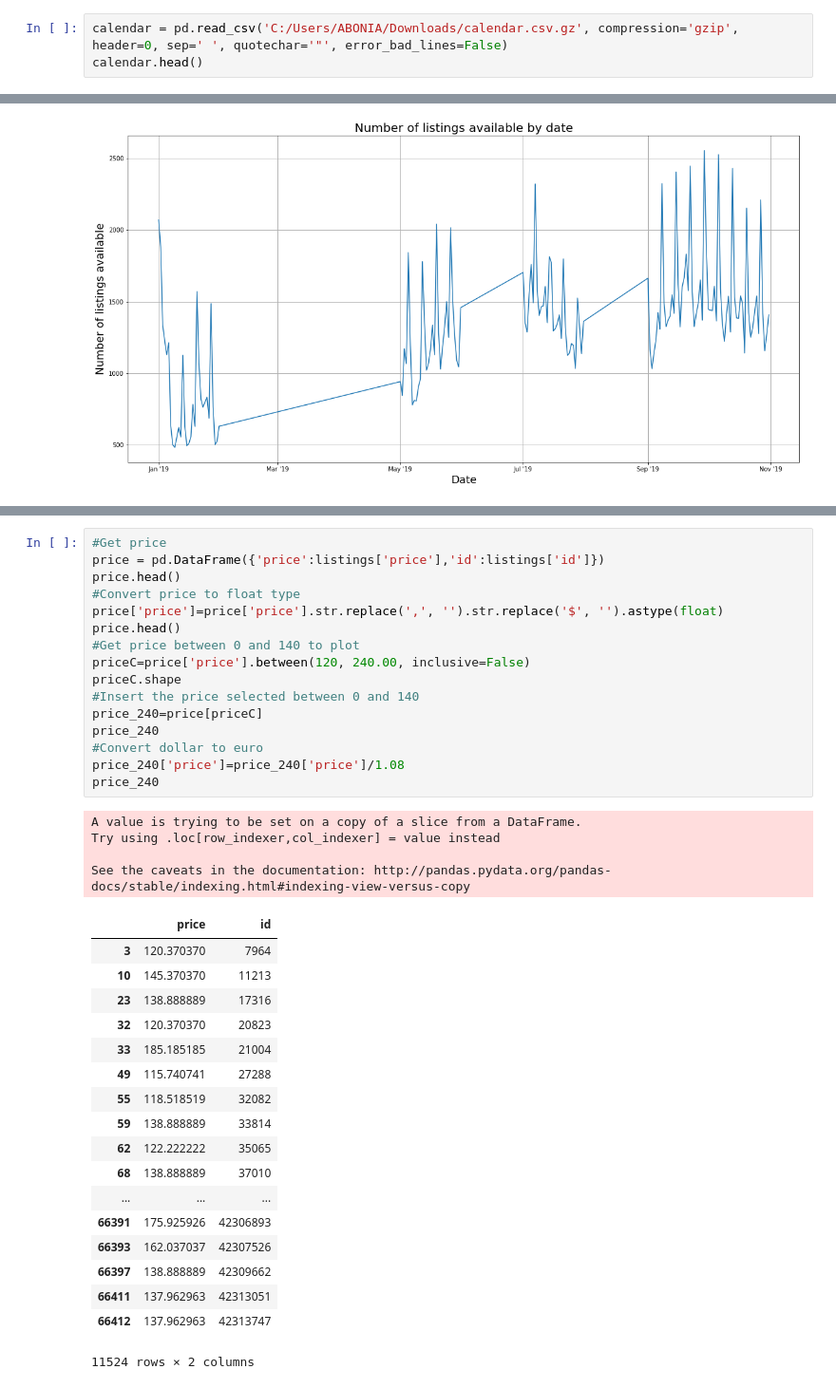
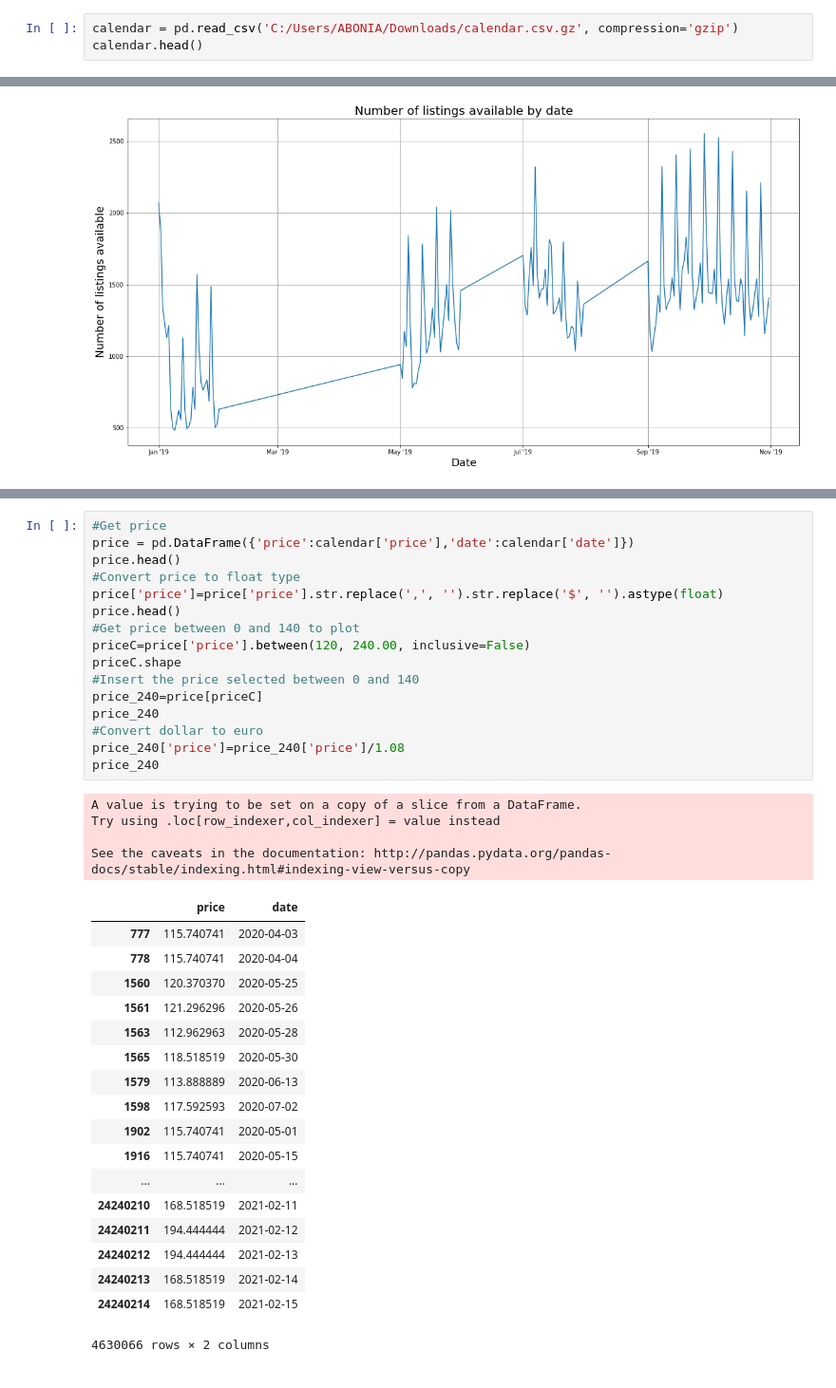
Before and after one commit to Abonia1/IA-School, a Jupyter notebook: Airbnb/PROJET AIRBNB ABONIA SOJASINGARAYAR .ipynb, the cells around one changed output, grey strips where cells are left out. Shown at 95% size. Drawn from its saved outputs; the diff is of its cells as text.

```diff
--- a/Airbnb/PROJET AIRBNB ABONIA SOJASINGARAYARV2.0.ipynb
+++ b/Airbnb/PROJET AIRBNB ABONIA SOJASINGARAYAR .ipynb
@@ -286,6 +329,6 @@ reviews.head()
 | 3 | 3109 | 2017-11-03 |
 | 4 | 3109 | 2018-02-12 |
 # %%
-calendar = pd.read_csv('C:/Users/ABONIA/Downloads/calendar.csv.gz', compression='gzip', header=0, sep=' ', quotechar='"', error_bad_lines=False)
+calendar = pd.read_csv('C:/Users/ABONIA/Downloads/calendar.csv.gz', compression='gzip')
 calendar.head()
 # %% [output]
@@ -403,39 +414,39 @@ plt.show()
 # %%
 #Get price
-price = pd.DataFrame({'price':listings['price'],'id':listings['id']})
+price = pd.DataFrame({'price':calendar['price'],'date':calendar['date']})
 price.head()
 #Convert price to float type
 price['price']=price['price'].str.replace(',', '').str.replace('$', '').astype(float)
 price.head()
 #Get price between 0 and 140 to plot
 priceC=price['price'].between(120, 240.00, inclusive=False)
 priceC.shape
 #Insert the price selected between 0 and 140
 price_240=price[priceC]
 price_240
 #Convert dollar to euro
 price_240['price']=price_240['price']/1.08
 price_240
 # %% [output]
 A value is trying to be set on a copy of a slice from a DataFrame.
 Try using .loc[row_indexer,col_indexer] = value instead
 
 See the caveats in the documentation: http://pandas.pydata.org/pandas-docs/stable/indexing.html#indexing-view-versus-copy
-|  | price | id |
-| 3 | 120.370370 | 7964 |
-| 10 | 145.370370 | 11213 |
-| 23 | 138.888889 | 17316 |
-| 32 | 120.370370 | 20823 |
-| 33 | 185.185185 | 21004 |
-| 49 | 115.740741 | 27288 |
-| 55 | 118.518519 | 32082 |
-| 59 | 138.888889 | 33814 |
-| 62 | 122.222222 | 35065 |
-| 68 | 138.888889 | 37010 |
+|  | price | date |
+| 777 | 115.740741 | 2020-04-03 |
+| 778 | 115.740741 | 2020-04-04 |
+| 1560 | 120.370370 | 2020-05-25 |
+| 1561 | 121.296296 | 2020-05-26 |
+| 1563 | 112.962963 | 2020-05-28 |
+| 1565 | 118.518519 | 2020-05-30 |
+| 1579 | 113.888889 | 2020-06-13 |
+| 1598 | 117.592593 | 2020-07-02 |
+| 1902 | 115.740741 | 2020-05-01 |
+| 1916 | 115.740741 | 2020-05-15 |
 | ... | ... | ... |
-| 66391 | 175.925926 | 42306893 |
-| 66393 | 162.037037 | 42307526 |
-| 66397 | 138.888889 | 42309662 |
-| 66411 | 137.962963 | 42313051 |
-| 66412 | 137.962963 | 42313747 |
+| 24240210 | 168.518519 | 2021-02-11 |
+| 24240211 | 194.444444 | 2021-02-12 |
+| 24240212 | 194.444444 | 2021-02-13 |
+| 24240213 | 168.518519 | 2021-02-14 |
+| 24240214 | 168.518519 | 2021-02-15 |
-11524 rows × 2 columns
+4630066 rows × 2 columns
```
Also changed, not shown: parts of 19 cells of this notebook, 1 other file.
